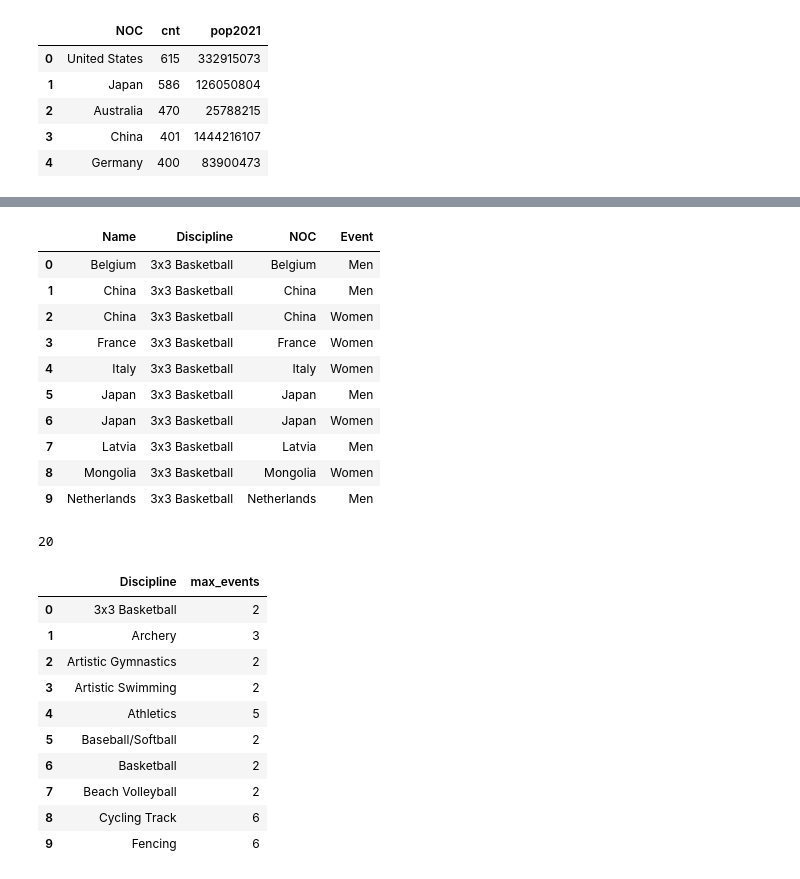
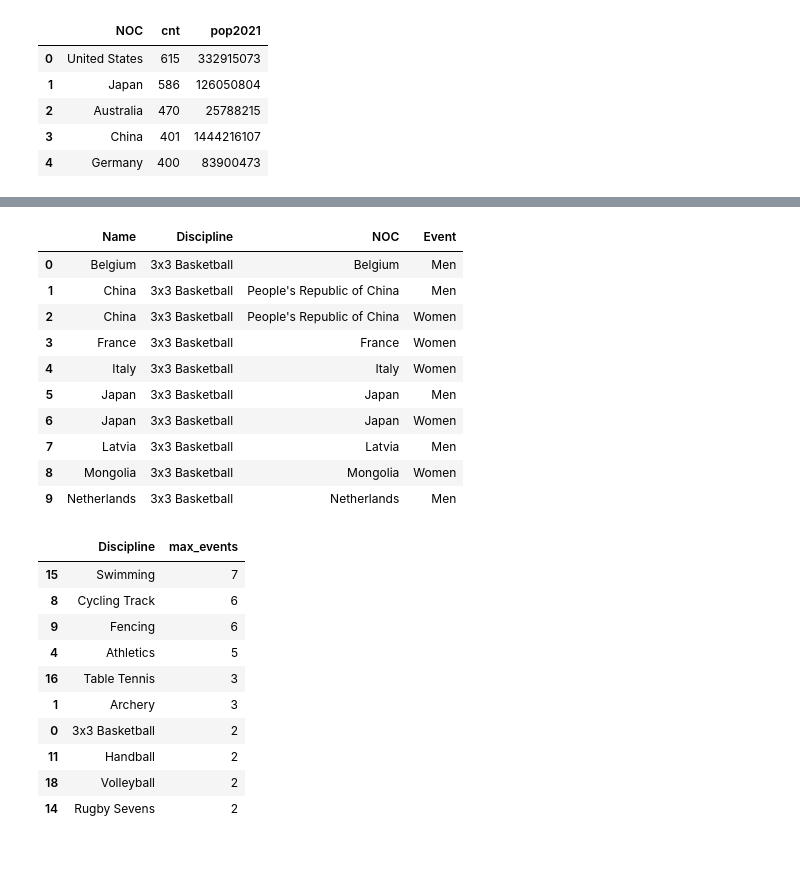
Before and after one commit to NadavNavon/Tokyo2020-DA, a Jupyter notebook: Tokyo_2020_notebook.ipynb, the cells around one changed output, grey strips where cells are left out. Cells and saved outputs as stored; diff of their text form; code cells hidden in the pictures.

```diff
--- a/Tokyo_2020_notebook.ipynb
+++ b/Tokyo_2020_notebook.ipynb
@@ -397,11 +402,10 @@ for i in dfs:
 # %%
 display(teams.head(10))
-display(teams.Discipline.nunique())
 # %% [output]
 |  | Name | Discipline | NOC | Event |
 | 0 | Belgium | 3x3 Basketball | Belgium | Men |
-| 1 | China | 3x3 Basketball | China | Men |
-| 2 | China | 3x3 Basketball | China | Women |
+| 1 | China | 3x3 Basketball | People's Republic of China | Men |
+| 2 | China | 3x3 Basketball | People's Republic of China | Women |
 | 3 | France | 3x3 Basketball | France | Women |
 | 4 | Italy | 3x3 Basketball | Italy | Women |
 | 5 | Japan | 3x3 Basketball | Japan | Men |
@@ -409,23 +413,20 @@ display(teams.Discipline.nunique())
 | 7 | Latvia | 3x3 Basketball | Latvia | Men |
 | 8 | Mongolia | 3x3 Basketball | Mongolia | Women |
 | 9 | Netherlands | 3x3 Basketball | Netherlands | Men |
-20
 # %%
-# test which country send max
-
-discipline_max_events = teams.groupby('Discipline')['Event'].nunique().reset_index()
-discipline_max_events = discipline_max_events.rename(columns = {'Event':'max_events'})
+# find the number of distinct events for each discipline
+discipline_max_events = teams.groupby('Discipline')['Event'].nunique().reset_index().rename(columns = {'Event':'max_events'}).sort_values('max_events', ascending = False)
 discipline_max_events.head(10)
 # %% [output]
 |  | Discipline | max_events |
-| 0 | 3x3 Basketball | 2 |
-| 1 | Archery | 3 |
-| 2 | Artistic Gymnastics | 2 |
-| 3 | Artistic Swimming | 2 |
-| 4 | Athletics | 5 |
-| 5 | Baseball/Softball | 2 |
-| 6 | Basketball | 2 |
-| 7 | Beach Volleyball | 2 |
+| 15 | Swimming | 7 |
 | 8 | Cycling Track | 6 |
 | 9 | Fencing | 6 |
+| 4 | Athletics | 5 |
+| 16 | Table Tennis | 3 |
+| 1 | Archery | 3 |
+| 0 | 3x3 Basketball | 2 |
+| 11 | Handball | 2 |
+| 18 | Volleyball | 2 |
+| 14 | Rugby Sevens | 2 |
 # %%
```
Also changed, not shown: parts of 43 cells of this notebook.
